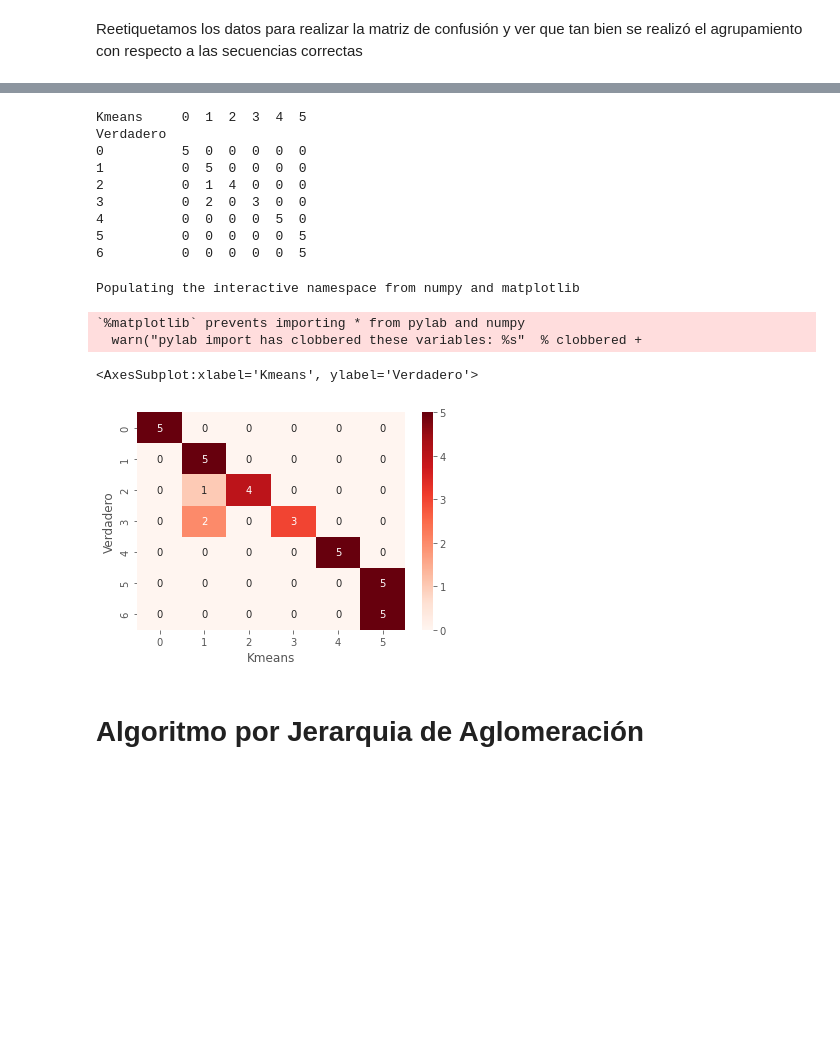
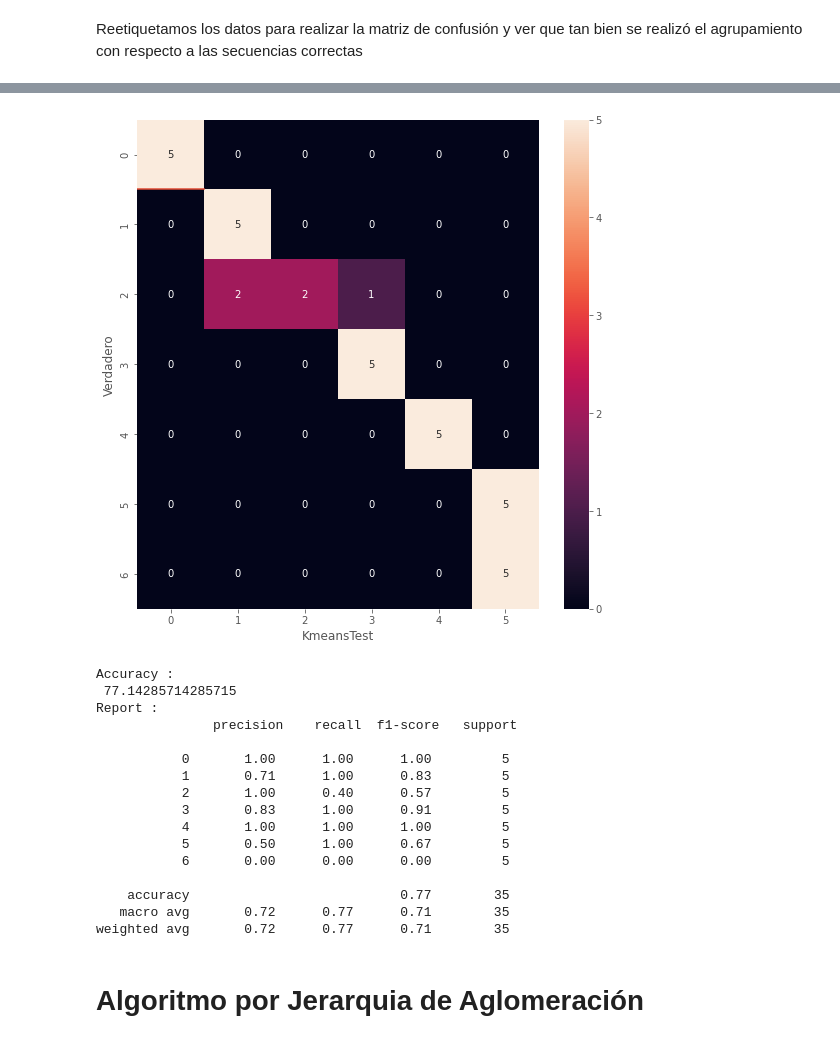
Before and after one commit to polbond/Clustering, a Jupyter notebook: ClusteringMedoids.ipynb, the cells around one changed output, grey strips where cells are left out. Cells and saved outputs as stored; diff of their text form; code cells hidden in the pictures; blank space fills up the shorter version.

```diff
--- a/ClusteringMedoids.ipynb
+++ b/ClusteringMedoids.ipynb
@@ -90,0 +25,16 @@ def load_annotated_sequences(taxa_of_interest, class_size=None, sequence_length=
+# %%
+def cal_accuracy(i, y_test, y_pred):
+
+    #cm = confusion_matrix(y_test, y_pred)
+    cm = pd.crosstab(y_test, y_pred, rownames=['Verdadero'], colnames=[i])
+    #print("Confusion Matrix: \n", cm)
+    import seaborn as sns
+    plt.figure(i)
+    plt.plot([1,1])
+    sns.heatmap(cm, annot=True)
+    plt.show()
+    print ("Accuracy : \n",
+    accuracy_score(y_test,y_pred)*100)
+
+    print("Report : \n",
+    classification_report(y_test, y_pred))
@@ -369,27 +392,23 @@ print(k_labels_matched)
 # %%
-confusion_matrix = pd.crosstab(Y, k_labels_matched, rownames=['Verdadero'], colnames=['Kmeans'])
-print(confusion_matrix)
+cal_accuracy("KmeansTest", Y, k_labels_matched)
 # %% [output]
+[figure, added]
-Kmeans     0  1  2  3  4  5
-Verdadero
-0          5  0  0  0  0  0
-1          0  5  0  0  0  0
-2          0  1  4  0  0  0
-3          0  2  0  3  0  0
-4          0  0  0  0  5  0
-5          0  0  0  0  0  5
-6          0  0  0  0  0  5
+Accuracy :
+ 77.14285714285715
+Report :
+               precision    recall  f1-score   support
+
+           0       1.00      1.00      1.00         5
+           1       0.71      1.00      0.83         5
+           2       1.00      0.40      0.57         5
+           3       0.83      1.00      0.91         5
+           4       1.00      1.00      1.00         5
+           5       0.50      1.00      0.67         5
+           6       0.00      0.00      0.00         5
+
+    accuracy                           0.77        35
+   macro avg       0.72      0.77      0.71        35
+weighted avg       0.72      0.77      0.71        35
-# %%
-%pylab inline
-
-import seaborn as sb
-sb.heatmap(confusion_matrix, annot=True, cmap='Reds')
-# %% [output]
-Populating the interactive namespace from numpy and matplotlib
-`%matplotlib` prevents importing * from pylab and numpy
-  warn("pylab import has clobbered these variables: %s"  % clobbered +
-<AxesSubplot:xlabel='Kmeans', ylabel='Verdadero'>
-[figure, removed]
 # %% [markdown]
 # Algoritmo por Jerarquia de Aglomeración
 # %% [markdown]
```
Also changed, not shown: parts of 25 cells of this notebook, 5 other files.
